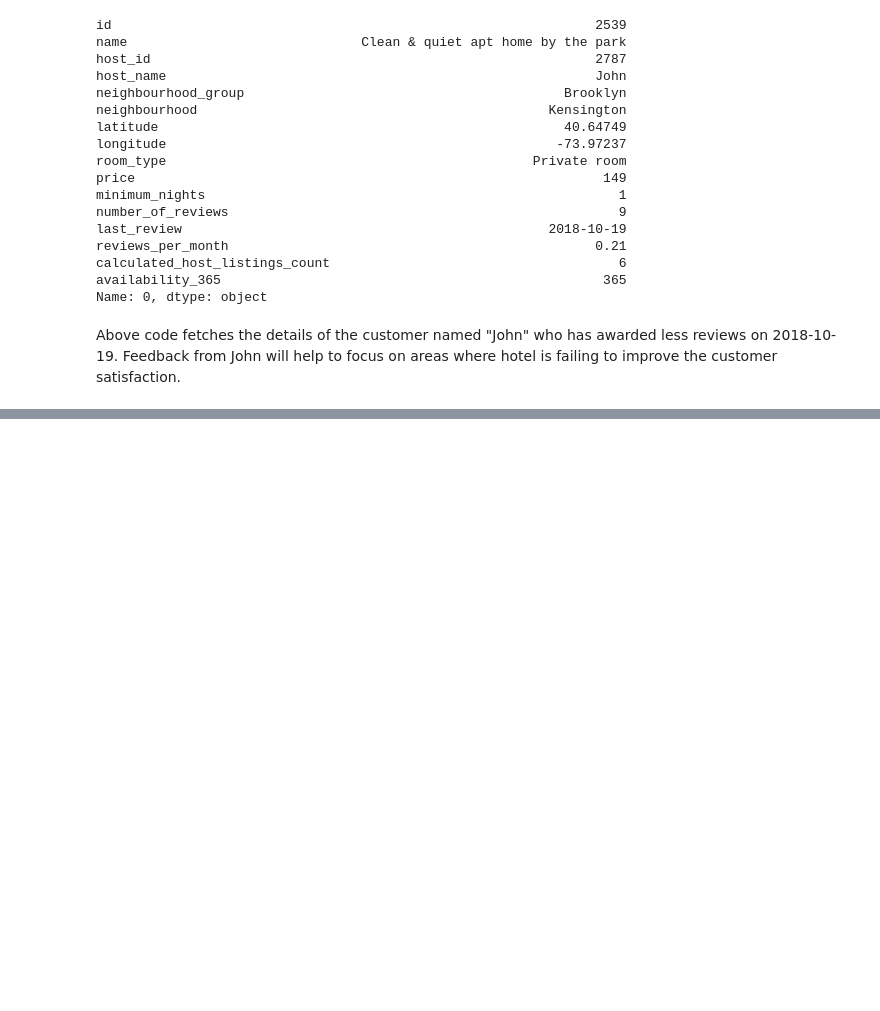
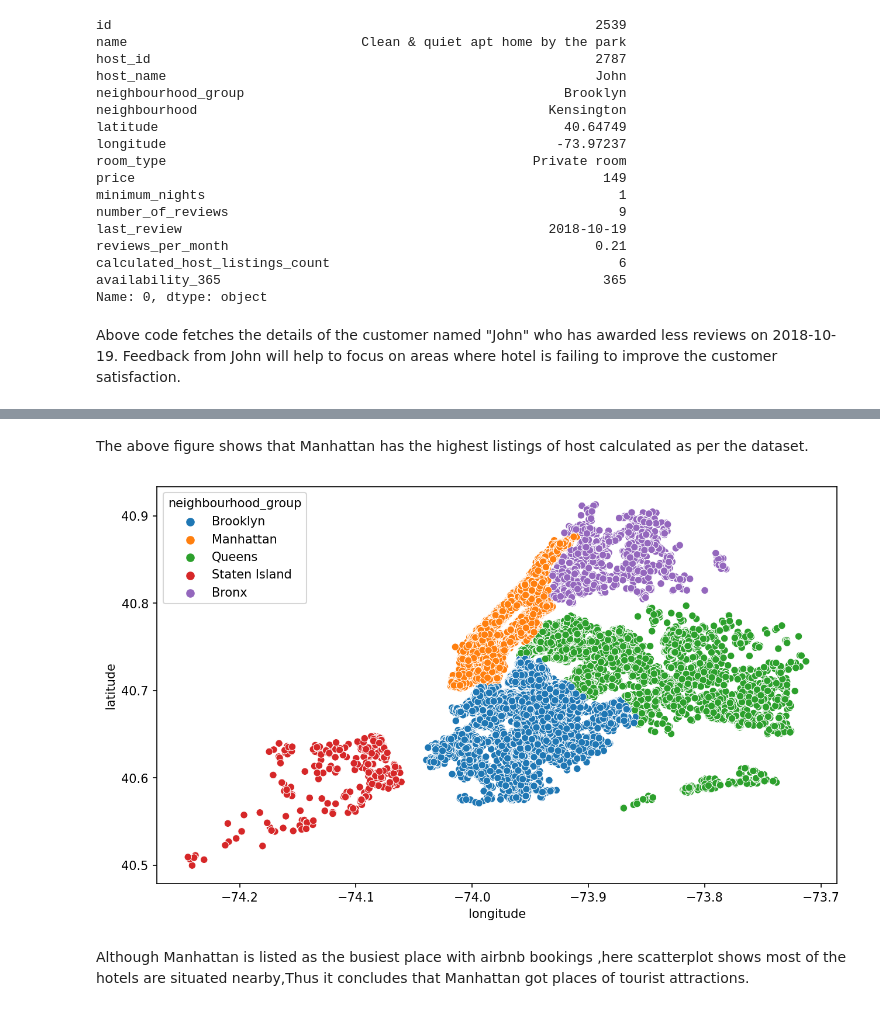
Before and after one commit to Rubina-Fathima/-EDA-Airbnb-NYC-2019-, a Jupyter notebook: Untitled1.ipynb, the cells around one changed output, grey strips where cells are left out. Saved outputs shown, nothing was run; the diff lists cells and outputs as text; code cells hidden in the pictures; blank space fills up the shorter version.

```diff
--- a/Untitled1.ipynb
+++ b/Untitled1.ipynb
@@ -165,0 +210,12 @@ Feedback from John will help to focus on areas where hotel is failing to improve
+# %% [markdown]
+The above figure shows that Manhattan has the highest listings of host calculated as per the dataset.
+# %%
+
+
+plt.figure(figsize=(10,6), dpi = 150)
+sns.scatterplot(airbnb_df.longitude,airbnb_df.latitude,hue=airbnb_df.neighbourhood_group)
+plt.ioff()
+# %% [output]
+[figure, added]
+# %% [markdown]
+Although  Manhattan is listed as the busiest place with airbnb bookings ,here scatterplot shows most of the hotels are situated nearby,Thus it concludes that Manhattan got places of tourist attractions.
```
Also changed, not shown: parts of 5 cells of this notebook.
